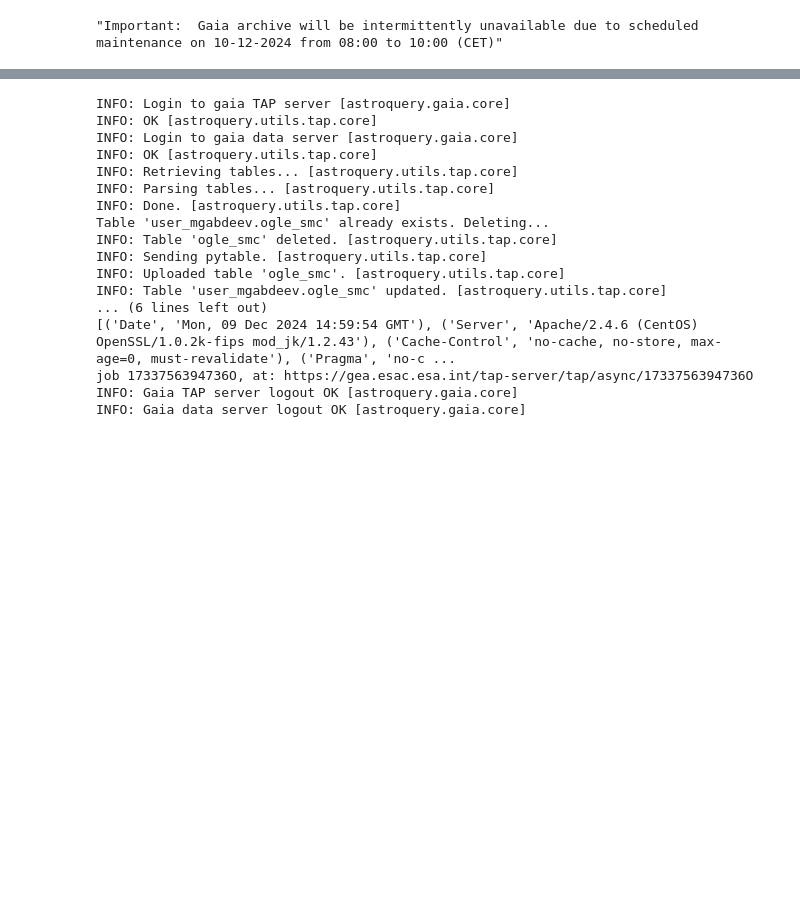
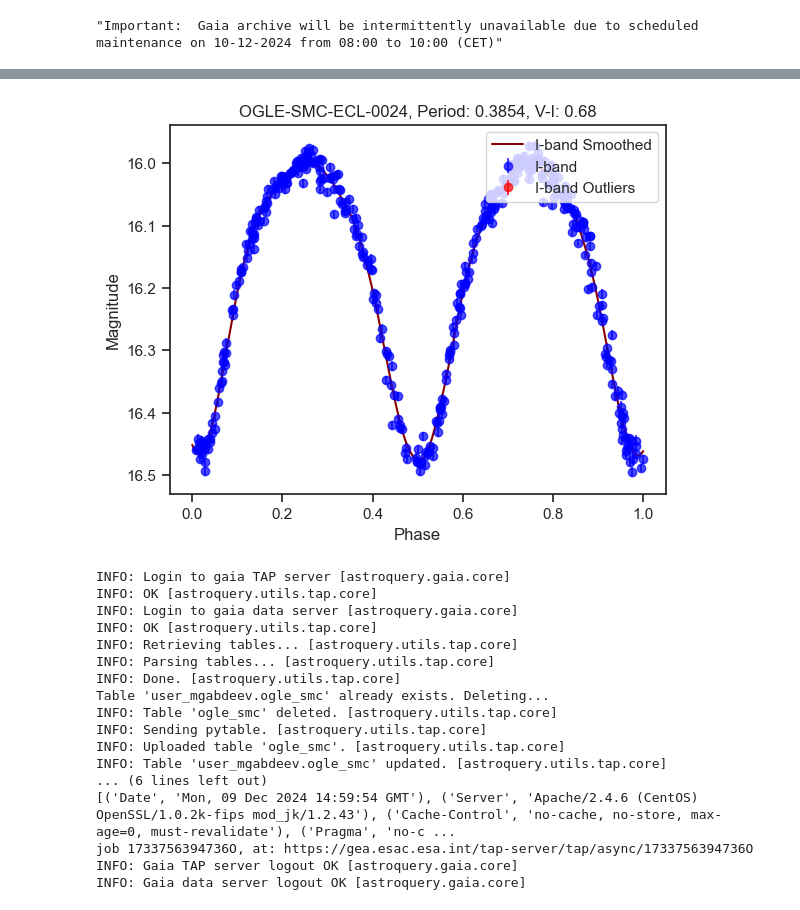
Before and after one commit to gabdeevmaksim/ogle_eb, a Jupyter notebook: notebooks/test.ipynb, the cells around one changed output, grey strips where cells are left out. Saved outputs shown, nothing was run; the diff lists cells and outputs as text; code cells hidden in the pictures; blank space fills up the shorter version.

```diff
--- a/notebooks/test.ipynb
+++ b/notebooks/test.ipynb
@@ -44,3 +50,7 @@ binary.plot_light_curves(band= 'I')
+# %%
+binary.plot_light_curves(band='I',plot_smooth=True)
+# %% [output]
+[figure, added]
 # %%
 filename = paths['w_dir']+"notebooks/smc_coordinate.txt"  # Replace with your file name
 crossmatch_table = gaia_cross_match(binaries, table_name='ogle_smc', save_to_file=True)
```
Also changed, not shown: parts of 5 cells of this notebook, 4 other files.
